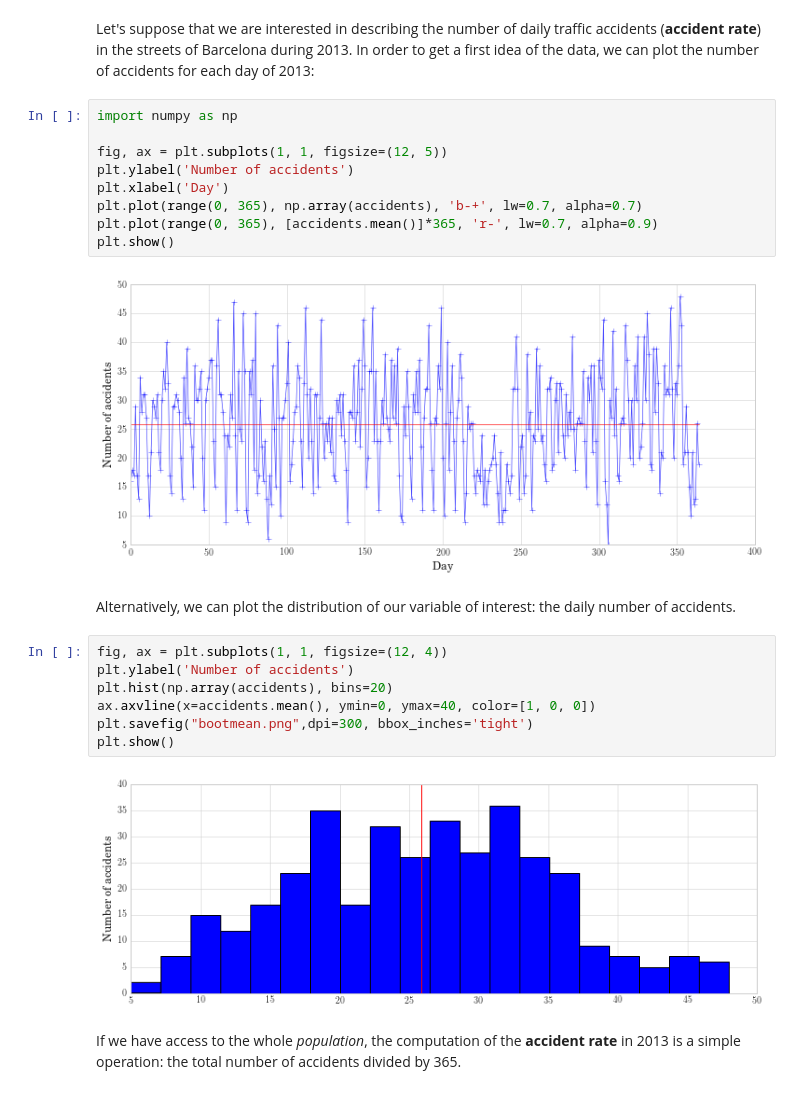
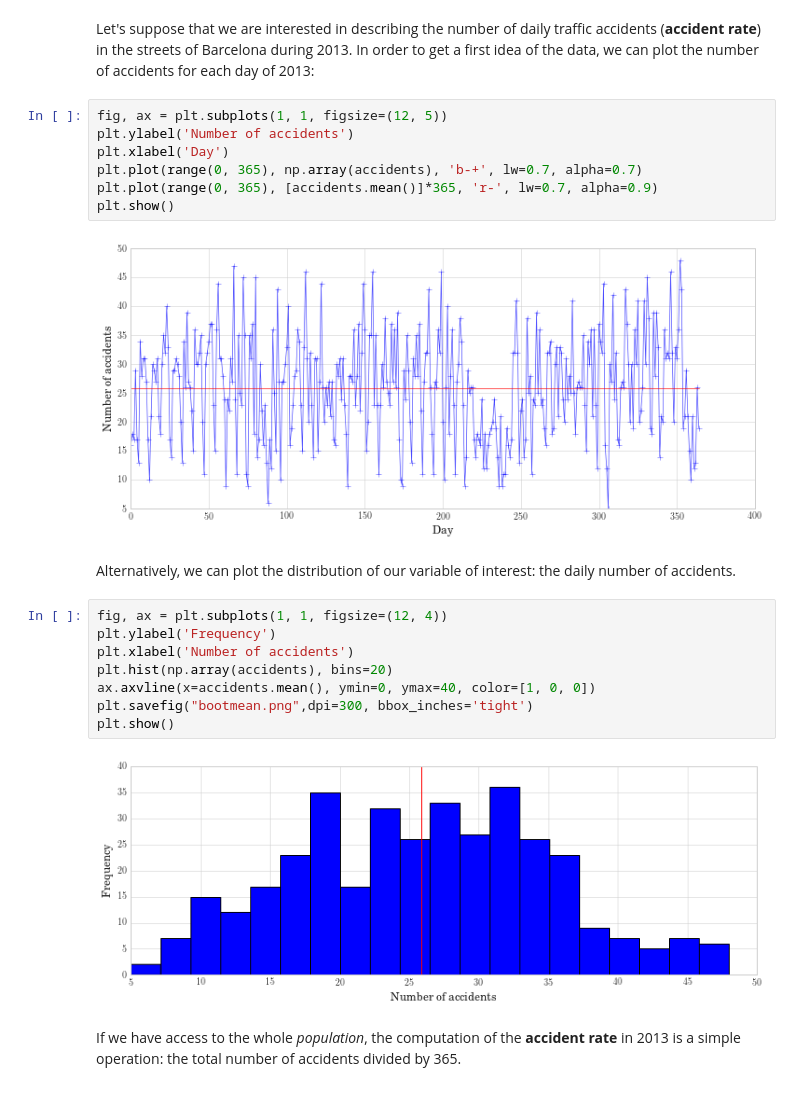
Before and after one commit to DataScienceUB/introduction-datascience-python-book, a Jupyter notebook: ch04_Statistical_Inference.ipynb, the cells around one changed output. Cells and saved outputs as stored; diff of their text form.

```diff
--- a/ch04_Statistical_Inference.ipynb
+++ b/ch04_Statistical_Inference.ipynb
@@ -53,8 +59,6 @@ Mean: 25.9095890411
 Let's suppose that we are interested in describing the number of daily traffic
 accidents (**accident rate**) in the streets of Barcelona during 2013.  In order to get a first idea of the data, we can plot the number of accidents for each day of 2013:
 # %%
-import numpy as np
-
 fig, ax = plt.subplots(1, 1, figsize=(12, 5))
 plt.ylabel('Number of accidents')
 plt.xlabel('Day')
@@ -67,13 +71,14 @@ plt.show()
 Alternatively, we can plot the distribution of our variable of interest: the daily number of accidents.
 # %%
 fig, ax = plt.subplots(1, 1, figsize=(12, 4))
-plt.ylabel('Number of accidents')
+plt.ylabel('Frequency')
+plt.xlabel('Number of accidents')
 plt.hist(np.array(accidents), bins=20)
 ax.axvline(x=accidents.mean(), ymin=0, ymax=40, color=[1, 0, 0])
 plt.savefig("bootmean.png",dpi=300, bbox_inches='tight')
 plt.show()
 # %% [output]
-[figure, old version]
+[figure, new version]
 # %% [markdown]
 If we have access to the whole *population*, the computation of the **accident rate** in 2013 is a simple operation: the total number of accidents divided by 365.
 # %%
```
Also changed, not shown: parts of 17 cells of this notebook.
